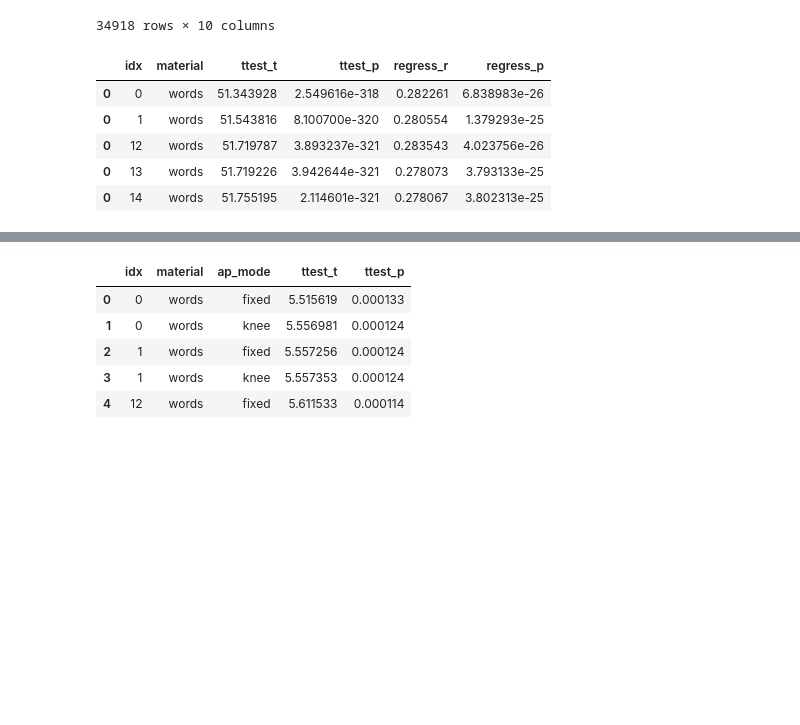
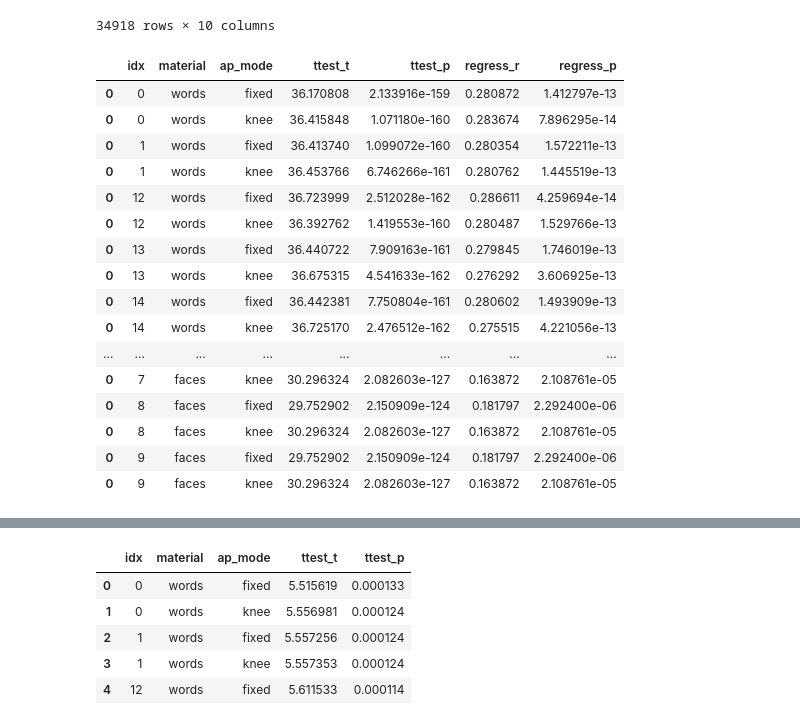
Before and after one commit to voytekresearch/oscillation_vs_exponent, a Jupyter notebook: notebooks/model_behavior.ipynb, the cells around one changed output, grey strips where cells are left out. Drawn from its saved outputs; the diff is of its cells as text; code cells hidden in the pictures; blank space fills up the shorter version.

```diff
--- a/notebooks/model_behavior.ipynb
+++ b/notebooks/model_behavior.ipynb
@@ -309,6 +307,6 @@ metadata
 # %%
 # merge results and metadata
 # results['material'] = results['material'] + 's'
-results = results.merge(metadata, on=['patient', 'material', 'trial'])
+results = df.merge(metadata, on=['patient', 'material', 'trial'])
 results
 # %% [output]
@@ -655,15 +677,16 @@ plt.show()
 # %%
 # load regression results from above
 # results = pd.read_csv(fr"{PROJECT_PATH}\data\results\logistic_regression_scores.csv", index_col=0)
-results = pd.read_csv(fr"{PROJECT_PATH}\data\results\logistic_regression_scores_cv.csv", index_col=0)
+# results = pd.read_csv(fr"{PROJECT_PATH}\data\results\logistic_regression_scores_cv.csv", index_col=0)
 # results = pd.read_csv(fr"{PROJECT_PATH}\data\results\ordered_logit_scores.csv", index_col=0)
+# results.rename(columns={'channel':'chan_idx'}, inplace=True)
 
 # load electrode locations
 df_elec = pd.read_csv(f"{PROJECT_PATH}/data/ieeg_metadata/ieeg_channel_info.csv", index_col=0)
 df_elec.drop(columns=['index'], inplace=True)
-df_elec.rename(columns={'chan_idx':'channel'}, inplace=True)
 
 # merge channel info with regression results
-df = pd.merge(results, df_elec, on=['patient', 'channel'])
+# df.rename(columns={'channel':'chan_idx'}, inplace=True)
+df = pd.merge(df, df_elec, on=['patient', 'chan_idx'])
 df
 # %% [output]
@@ -682,0 +864,17 @@ df
+# %%
+from scipy.stats import ttest_1samp
+
+# run 1-sample t-test for r-values
+for material in ['words', 'faces']:
+    df_m = df_results.loc[df_results['material']==material]
+    t, p = ttest_1samp(df_m['rvalue'], 0)
+    print(f"{material}:\t t={t:0.3f}, p={p:0.3f}")
+
+# drop outliers and re-run
+outlier_idx = [0, 8]
+df_results_no = df_results.drop(outlier_idx)
+print("\n\nAfter dropping outliers:")
+for material in ['words', 'faces']:
+    df_m = df_results_no.loc[df_results_no['material']==material]
+    t, p = ttest_1samp(df_m['rvalue'], 0)
+    print(f"{material}:\t t={t:0.3f}, p={p:0.3f}")
@@ -1170,27 +1377,42 @@ def analyze_scores(df):
 # %%
 # run and collect stats
 
 columns=['ttest_t', 'ttest_p', 'regress_r', 'regress_p']
 stats_list = []
 
 for material in ['words', 'faces']:
     for idx in df['idx'].unique():
-        df_i = df.loc[(df['idx']==idx) & (df['material']==material)]
-        stats_i = analyze_scores(df_i)
-        stats_i = pd.DataFrame(stats_i, index=columns).T
-        stats_i.insert(0, 'idx', idx)
-        stats_i.insert(1, 'material', material)
-        stats_list.append(stats_i)
+        for ap_mode in ['fixed', 'knee']:
+            df_i = df.loc[(df['idx']==idx) & \
+                          (df['material']==material) & \
+                            (df['ap_mode']==ap_mode)]
+            stats_i = analyze_scores(df_i)
+            stats_i = pd.DataFrame(stats_i, index=columns).T
+            stats_i.insert(0, 'idx', idx)
+            stats_i.insert(1, 'material', material)
+            stats_i.insert(2, 'ap_mode', ap_mode)
+            stats_list.append(stats_i)
 
 df_stats = pd.concat(stats_list)
-df_stats.head()
+df_stats
 # %% [output]
-|  | idx | material | ttest_t | ttest_p | regress_r | regress_p |
-| 0 | 0 | words | 51.343928 | 2.549616e-318 | 0.282261 | 6.838983e-26 |
-| 0 | 1 | words | 51.543816 | 8.100700e-320 | 0.280554 | 1.379293e-25 |
-| 0 | 12 | words | 51.719787 | 3.893237e-321 | 0.283543 | 4.023756e-26 |
-| 0 | 13 | words | 51.719226 | 3.942644e-321 | 0.278073 | 3.793133e-25 |
-| 0 | 14 | words | 51.755195 | 2.114601e-321 | 0.278067 | 3.802313e-25 |
+|  | idx | material | ap_mode | ttest_t | ttest_p | regress_r | regress_p |
+| 0 | 0 | words | fixed | 36.170808 | 2.133916e-159 | 0.280872 | 1.412797e-13 |
+| 0 | 0 | words | knee | 36.415848 | 1.071180e-160 | 0.283674 | 7.896295e-14 |
+| 0 | 1 | words | fixed | 36.413740 | 1.099072e-160 | 0.280354 | 1.572211e-13 |
+| 0 | 1 | words | knee | 36.453766 | 6.746266e-161 | 0.280762 | 1.445519e-13 |
+| 0 | 12 | words | fixed | 36.723999 | 2.512028e-162 | 0.286611 | 4.259694e-14 |
+| 0 | 12 | words | knee | 36.392762 | 1.419553e-160 | 0.280487 | 1.529766e-13 |
+| 0 | 13 | words | fixed | 36.440722 | 7.909163e-161 | 0.279845 | 1.746019e-13 |
+| 0 | 13 | words | knee | 36.675315 | 4.541633e-162 | 0.276292 | 3.606925e-13 |
+| 0 | 14 | words | fixed | 36.442381 | 7.750804e-161 | 0.280602 | 1.493909e-13 |
+| 0 | 14 | words | knee | 36.725170 | 2.476512e-162 | 0.275515 | 4.221056e-13 |
+| ... | ... | ... | ... | ... | ... | ... | ... |
+| 0 | 7 | faces | knee | 30.296324 | 2.082603e-127 | 0.163872 | 2.108761e-05 |
+| 0 | 8 | faces | fixed | 29.752902 | 2.150909e-124 | 0.181797 | 2.292400e-06 |
+| 0 | 8 | faces | knee | 30.296324 | 2.082603e-127 | 0.163872 | 2.108761e-05 |
+| 0 | 9 | faces | fixed | 29.752902 | 2.150909e-124 | 0.181797 | 2.292400e-06 |
+| 0 | 9 | faces | knee | 30.296324 | 2.082603e-127 | 0.163872 | 2.108761e-05 |
 # %%
 # # plot violin plot of ttest stats
 
```
Also changed, not shown: parts of 16 cells of this notebook.
